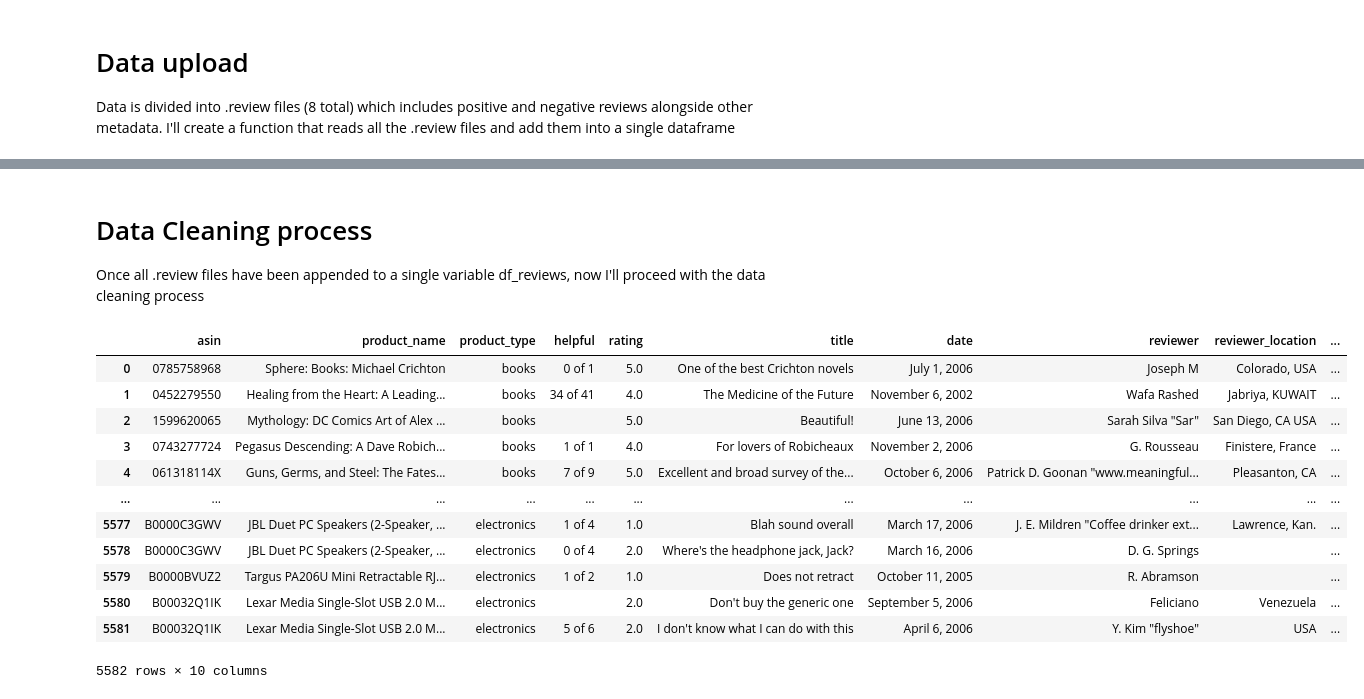
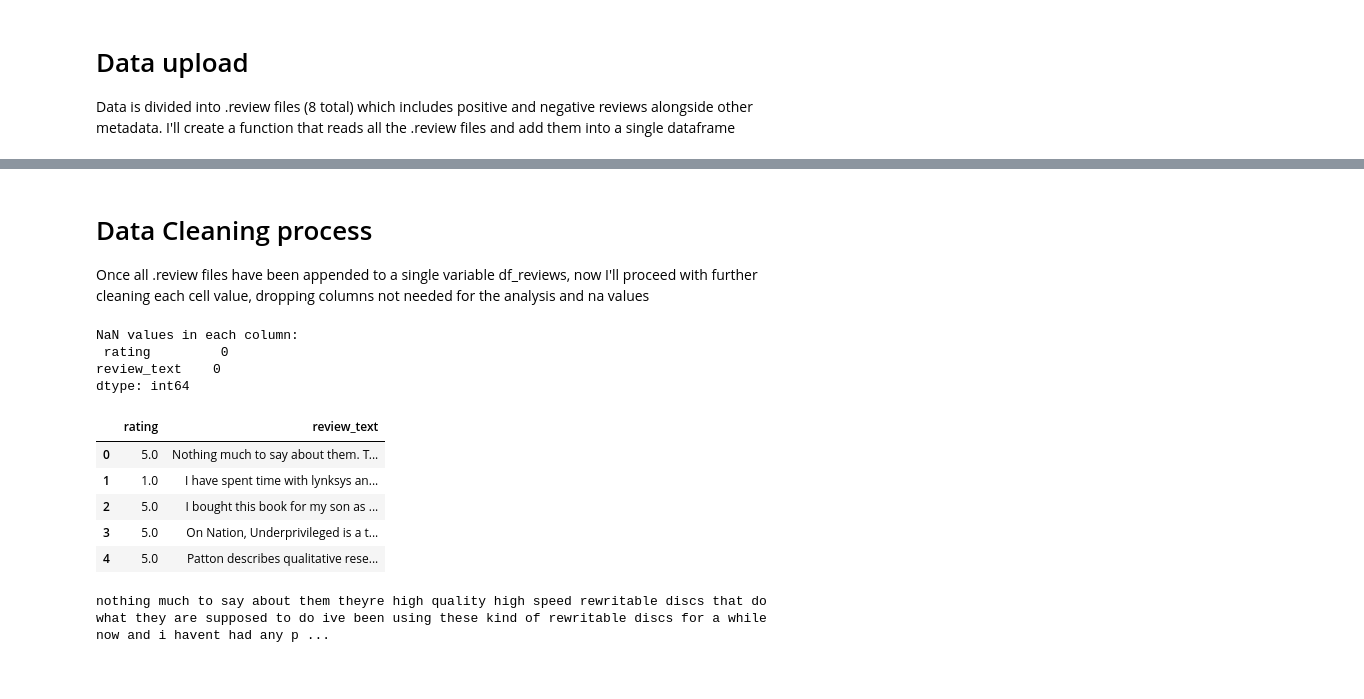
Before and after one commit to joaquinmorales13a069/ISY503_M12_Group-4_Final-Project, a Jupyter notebook: NLP_Model/NLP_Model_Review.ipynb, the cells around one changed output, grey strips where cells are left out. Cells and saved outputs as stored; diff of their text form; code cells hidden in the pictures.

Commit message:
Continued working on the data cleaning, removed HTML tags, hyperlinks, punctuation and extra whitespaces from the review_text column

```diff
--- a/NLP_Model/NLP_Model_Review.ipynb
+++ b/NLP_Model/NLP_Model_Review.ipynb
@@ -113,27 +114,63 @@ Skipping a malformed entry in file: ./DATA/kitchen_&_housewares/negative.review
 | 4 | \n061318114X:excellent_and_broad_... | \n061318114X\n | \nGuns, Germs, and Steel: The Fat... | \nbooks\n | \n7 of 9\n | 5.0 | \nExcellent and broad survey of t... | \nOctober 6, 2006\n | \nPatrick D. Goonan "www.meaningf... | ... |
 # %% [markdown]
 # Data Cleaning process
-Once all .review files have been appended to a single variable df_reviews, now I'll proceed with the data cleaning process
+Once all .review files have been appended to a single variable df_reviews, now I'll proceed with further cleaning each cell value, dropping columns not needed for the analysis and na values
 # %%
 # Remove leading and trailing whitespace characters from each value in the DataFrame
 df_reviews = df_reviews.map(lambda x: x.strip() if isinstance(x, str) else x)
 
-# Drop unique_id column as it is not needed
-df_reviews.drop(columns=['unique_id'], inplace=True)
+# Drop the columns that are not needed for the sentiment analysis
+df_reviews.drop(columns=["unique_id", "asin", "product_name", "product_type", "helpful", "title", "date", "reviewer", "reviewer_location"], inplace=True)
 
 # Display the cleaned DataFrame
 df_reviews
+
+# Count the number of NaN values in the DataFrame
+na_counts = df_reviews.isna().sum()
+print("NaN values in each column:\n", na_counts)
+
+# Drop rows with any NaN values
+df_reviews.dropna(inplace=True)
+
+# Randomize the data
+df_reviews = df_reviews.sample(frac=1, random_state=42).reset_index(drop=True)
+
+# Display the cleaned and randomized DataFrame
+df_reviews.head()
 # %% [output]
+NaN values in each column:
+ rating         0
+review_text    0
+dtype: int64
-|  | asin | product_name | product_type | helpful | rating | title | date | reviewer | reviewer_location | ... |
-| 0 | 0785758968 | Sphere: Books: Michael Crichton | books | 0 of 1 | 5.0 | One of the best Crichton novels | July 1, 2006 | Joseph M | Colorado, USA | ... |
-| 1 | 0452279550 | Healing from the Heart: A Leading... | books | 34 of 41 | 4.0 | The Medicine of the Future | November 6, 2002 | Wafa Rashed | Jabriya, KUWAIT | ... |
-| 2 | 1599620065 | Mythology: DC Comics Art of Alex ... | books |  | 5.0 | Beautiful! | June 13, 2006 | Sarah Silva "Sar" | San Diego, CA USA | ... |
-| 3 | 0743277724 | Pegasus Descending: A Dave Robich... | books | 1 of 1 | 4.0 | For lovers of Robicheaux | November 2, 2006 | G. Rousseau | Finistere, France | ... |
-| 4 | 061318114X | Guns, Germs, and Steel: The Fates... | books | 7 of 9 | 5.0 | Excellent and broad survey of the... | October 6, 2006 | Patrick D. Goonan "www.meaningful... | Pleasanton, CA | ... |
-| ... | ... | ... | ... | ... | ... | ... | ... | ... | ... | ... |
-| 5577 | B0000C3GWV | JBL Duet PC Speakers (2-Speaker, ... | electronics | 1 of 4 | 1.0 | Blah sound overall | March 17, 2006 | J. E. Mildren "Coffee drinker ext... | Lawrence, Kan. | ... |
-| 5578 | B0000C3GWV | JBL Duet PC Speakers (2-Speaker, ... | electronics | 0 of 4 | 2.0 | Where's the headphone jack, Jack? | March 16, 2006 | D. G. Springs |  | ... |
-| 5579 | B0000BVUZ2 | Targus PA206U Mini Retractable RJ... | electronics | 1 of 2 | 1.0 | Does not retract | October 11, 2005 | R. Abramson |  | ... |
-| 5580 | B00032Q1IK | Lexar Media Single-Slot USB 2.0 M... | electronics |  | 2.0 | Don't buy the generic one | September 5, 2006 | Feliciano | Venezuela | ... |
-| 5581 | B00032Q1IK | Lexar Media Single-Slot USB 2.0 M... | electronics | 5 of 6 | 2.0 | I don't know what I can do with this | April 6, 2006 | Y. Kim "flyshoe" | USA | ... |
+|  | rating | review_text |
+| 0 | 5.0 | Nothing much to say about them. T... |
+| 1 | 1.0 | I have spent time with lynksys an... |
+| 2 | 5.0 | I bought this book for my son as ... |
+| 3 | 5.0 | On Nation, Underprivileged is a t... |
+| 4 | 5.0 | Patton describes qualitative rese... |
-5582 rows × 10 columns
+# %%
+# Function that removes HTML tags, hyperlinks, punctuation, and extra whitespace from the review text
+def clean_review_text(text):
+    # Remove HTML tags but keep their content
+    text = BeautifulSoup(text, "html.parser").get_text()
+    # Remove hyperlinks
+    text = re.sub(r'http\S+|www\S+|https\S+', '', text, flags=re.MULTILINE)
+    # Remove undesired symbols and punctuation, keep alphanumerics
+    text = re.sub(r'[^a-zA-Z\s]', '', text)
+    # Remove extra whitespace
+    text = re.sub(r'\s+', ' ', text).strip()
+    # Convert text to lowercase
+    text = text.lower()
+    # Remove alphanumeric words
+    text = re.sub(r'\b\w*\d\w*\b', '', text)
+    return text
+
+# Apply the cleaning function to the review_text column
+df_reviews['review_text'] = df_reviews['review_text'].apply(clean_review_text)
+
+# Display the cleaned DataFrame
+df_reviews.head()
+
+print(df_reviews['review_text'][0])
+# %% [output]
+nothing much to say about them theyre high quality high speed rewritable discs that do what they are supposed to do ive been using these kind of rewritable discs for a while now and i havent had any p ...
```
Also changed, not shown: parts of 1 cell of this notebook.
